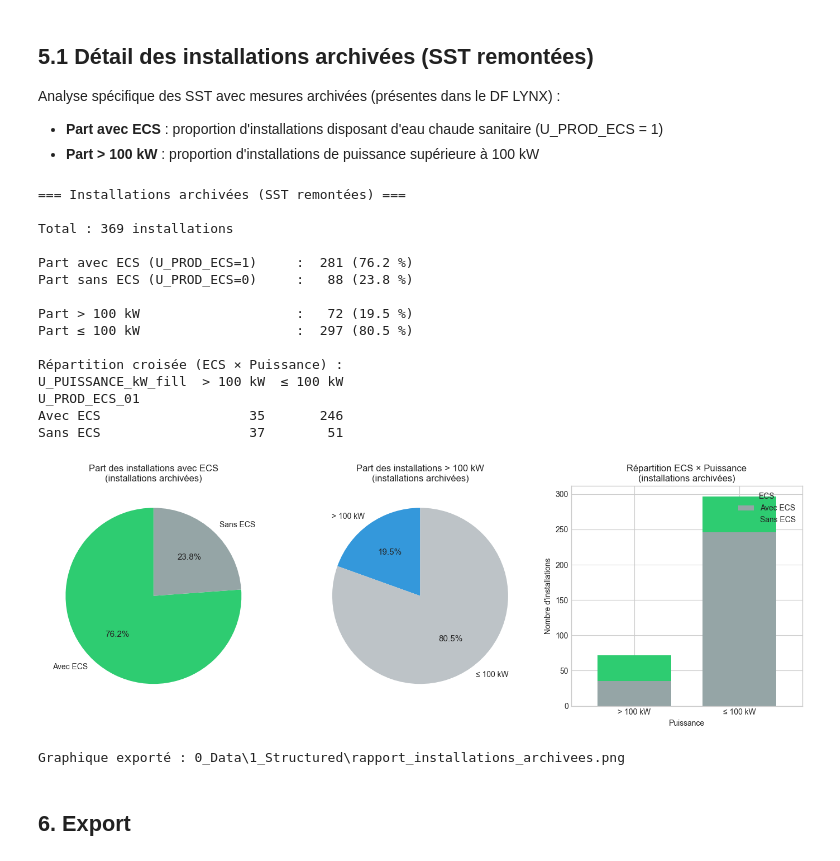
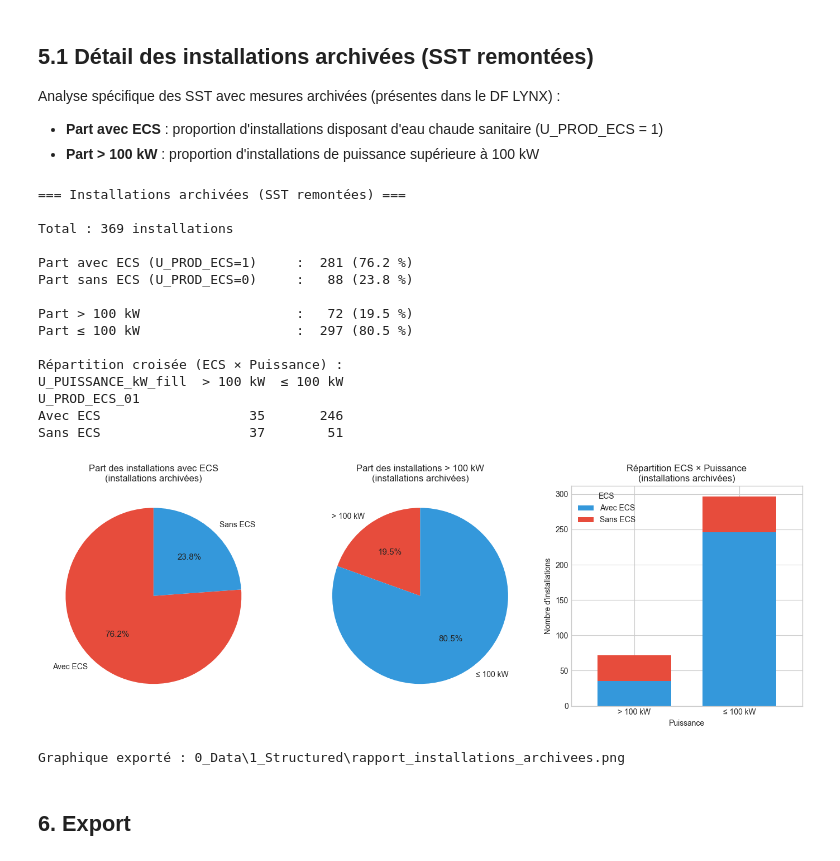
Before and after one commit to Lucasandrey1996/CASIA_TCAS, a Jupyter notebook: 2_Program/analyse_sst_clust_GESA.ipynb, the cells around one changed output. Cells and saved outputs as stored; diff of their text form; code cells hidden in the pictures.

```diff
--- a/2_Program/analyse_sst_clust_GESA.ipynb
+++ b/2_Program/analyse_sst_clust_GESA.ipynb
@@ -319,7 +319,7 @@ fig, axes = plt.subplots(1, 3, figsize=(14, 5))
 ax = axes[0]
 labels_ecs = ["Avec ECS", "Sans ECS"]
 sizes_ecs = [n_ecs, n_arch - n_ecs]
-colors_ecs = ["#2ecc71", "#95a5a6"]
+colors_ecs = ["#e74c3c", "#3498db"]  # Avec ECS=rouge, Sans ECS=bleu
 wedges, texts, autotexts = ax.pie(sizes_ecs, labels=labels_ecs, autopct="%1.1f%%", colors=colors_ecs, startangle=90)
 for t in autotexts:
     t.set_fontsize(11)
@@ -329,7 +329,7 @@ ax.set_title("Part des installations avec ECS\n(installations archivées)", font
 ax = axes[1]
 labels_puiss = ["> 100 kW", "≤ 100 kW"]
 sizes_puiss = [n_gt100, n_arch - n_gt100]
-colors_puiss = ["#3498db", "#bdc3c7"]
+colors_puiss = ["#e74c3c", "#3498db"]  # >100kW=rouge, ≤100kW=bleu
 wedges, texts, autotexts = ax.pie(sizes_puiss, labels=labels_puiss, autopct="%1.1f%%", colors=colors_puiss, startangle=90)
 for t in autotexts:
     t.set_fontsize(11)
@@ -338,36 +338,37 @@ ax.set_title("Part des installations > 100 kW\n(installations archivées)", font
 # 3. Répartition croisée (barres empilées)
 ax = axes[2]
 cross_plot = cross.T  # Puissance en lignes, ECS en colonnes
-cross_plot.plot(kind="bar", stacked=True, ax=ax, color=["#95a5a6", "#2ecc71"], width=0.7)
+# Sans ECS=bleu, Avec ECS=rouge (ordre des colonnes du crosstab)
+cross_plot.plot(kind="bar", stacked=True, ax=ax, color=["#3498db", "#e74c3c"], width=0.7)
 ax.set_xlabel("Puissance")
 ax.set_ylabel("Nombre d'installations")
 ax.set_title("Répartition ECS × Puissance\n(installations archivées)", fontsize=12)
-ax.legend(title="ECS", loc="upper right")
+ax.legend(title="ECS", loc="upper left")
 ax.set_xticklabels(ax.get_xticklabels(), rotation=0)
 
 plt.tight_layout()
 out_fig = Path("0_Data/1_Structured/rapport_installations_archivees.png")
 out_fig.parent.mkdir(parents=True, exist_ok=True)
 plt.savefig(out_fig, dpi=150, bbox_inches="tight")
 plt.show()
 print(f"\nGraphique exporté : {out_fig}")
 # %% [output]
 === Installations archivées (SST remontées) ===
 
 Total : 369 installations
 
 Part avec ECS (U_PROD_ECS=1)     :  281 (76.2 %)
 Part sans ECS (U_PROD_ECS=0)     :   88 (23.8 %)
 
 Part > 100 kW                    :   72 (19.5 %)
 Part ≤ 100 kW                    :  297 (80.5 %)
 
 Répartition croisée (ECS × Puissance) :
 U_PUISSANCE_kW_fill  > 100 kW  ≤ 100 kW
 U_PROD_ECS_01
 Avec ECS                   35       246
 Sans ECS                   37        51
-[figure, old version]
+[figure, new version]
 Graphique exporté : 0_Data\1_Structured\rapport_installations_archivees.png
 # %% [markdown]
 ## 6. Export
```
Also changed, not shown: 9 other files.
